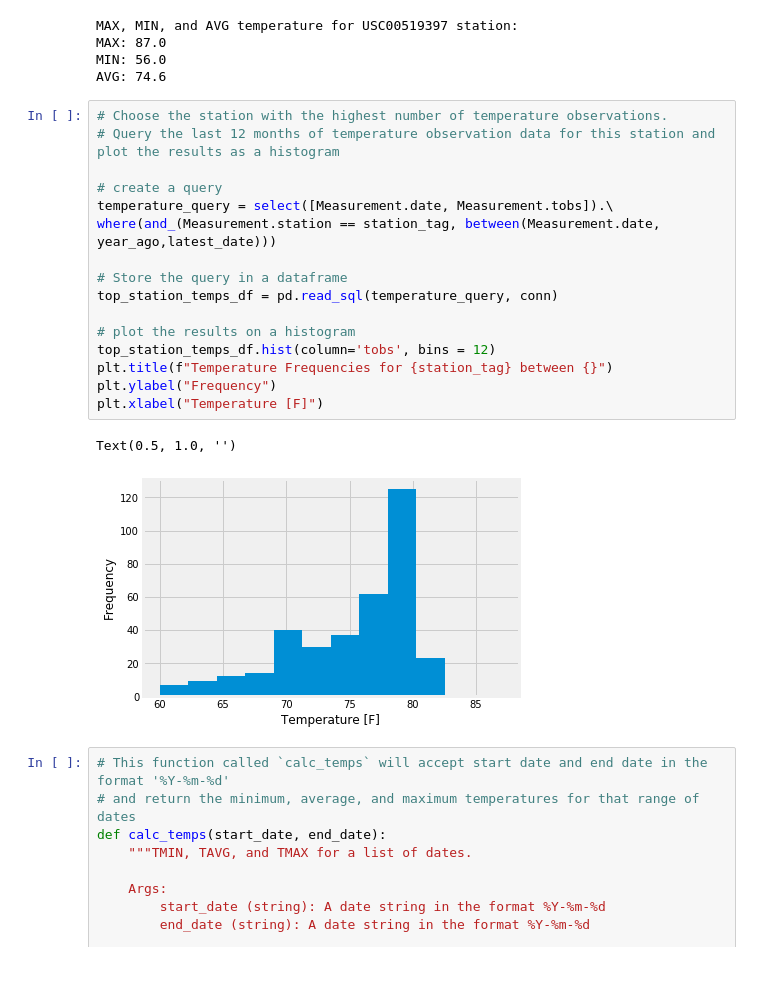
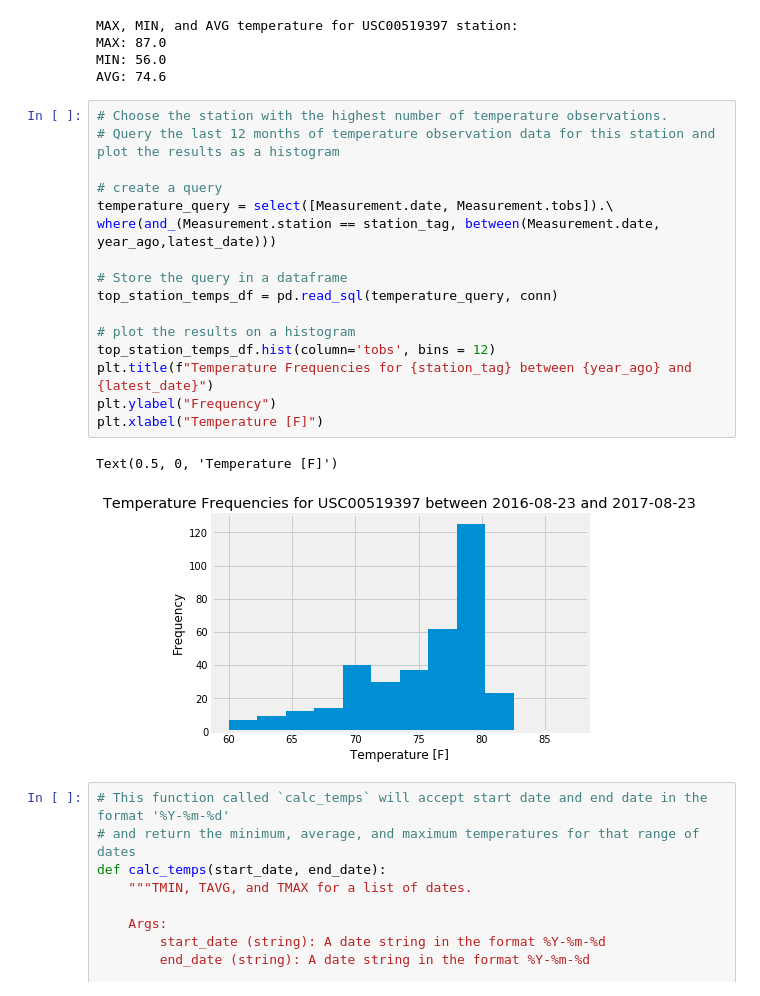
Before and after one commit to ramsun/climate-data-retrival-analysis-and-storgage, a Jupyter notebook: Climate Analysis.ipynb, the cells around one changed output. Cells and saved outputs as stored; diff of their text form.

```diff
--- a/Climate Analysis.ipynb
+++ b/Climate Analysis.ipynb
@@ -150,22 +152,22 @@ AVG: 74.6
 # %%
 # Choose the station with the highest number of temperature observations.
 # Query the last 12 months of temperature observation data for this station and plot the results as a histogram
 
 # create a query
 temperature_query = select([Measurement.date, Measurement.tobs]).\
 where(and_(Measurement.station == station_tag, between(Measurement.date, year_ago,latest_date)))
 
 # Store the query in a dataframe
 top_station_temps_df = pd.read_sql(temperature_query, conn)
 
 # plot the results on a histogram
 top_station_temps_df.hist(column='tobs', bins = 12)
-plt.title(f"Temperature Frequencies for {station_tag} between {}")
+plt.title(f"Temperature Frequencies for {station_tag} between {year_ago} and {latest_date}")
 plt.ylabel("Frequency")
 plt.xlabel("Temperature [F]")
 # %% [output]
-Text(0.5, 1.0, '')
+Text(0.5, 0, 'Temperature [F]')
-[figure, old version]
+[figure, new version]
 # %%
 # This function called `calc_temps` will accept start date and end date in the format '%Y-%m-%d'
 # and return the minimum, average, and maximum temperatures for that range of dates
```
Also changed, not shown: parts of 2 cells of this notebook.
